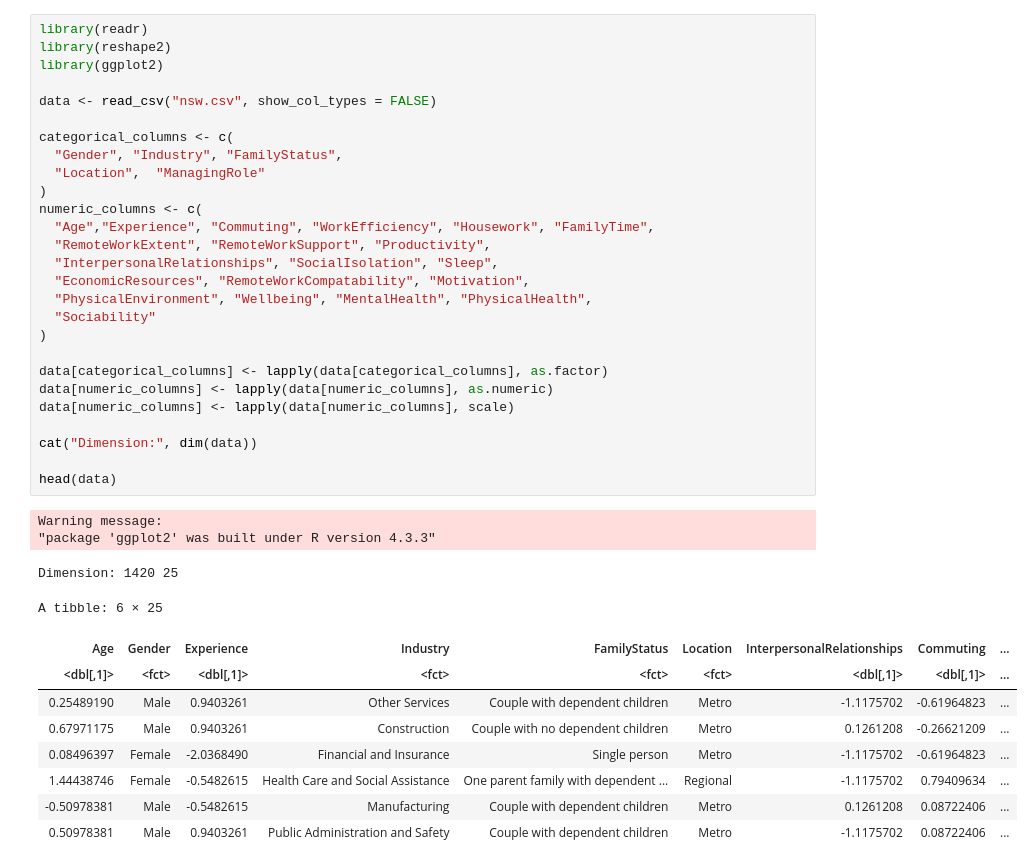
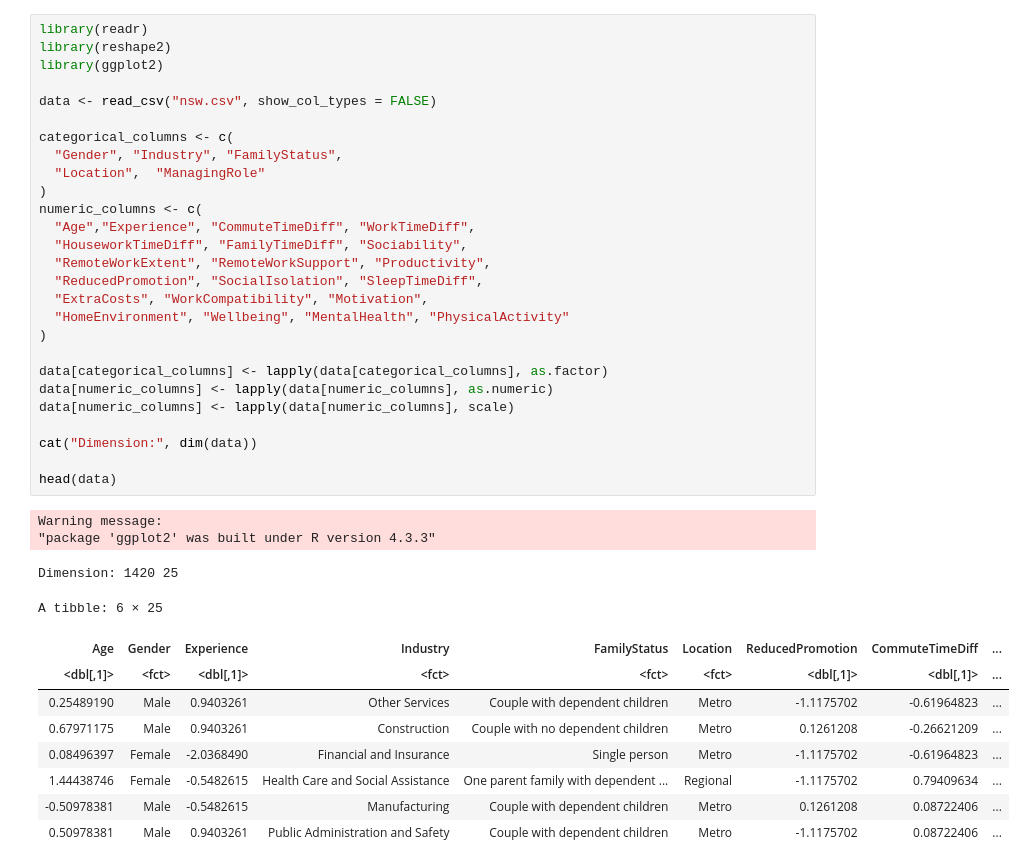
Before and after one commit to robertmackevic/dm-project, a Jupyter notebook: correlation_matrix.ipynb, the cells around one changed output. Drawn from its saved outputs; the diff is of its cells as text.

```diff
--- a/correlation_matrix.ipynb
+++ b/correlation_matrix.ipynb
@@ -1,36 +1,36 @@
 # %%
 library(readr)
 library(reshape2)
 library(ggplot2)
 
 data <- read_csv("nsw.csv", show_col_types = FALSE)
 
 categorical_columns <- c(
   "Gender", "Industry", "FamilyStatus",
   "Location",  "ManagingRole"
 )
 numeric_columns <- c(
-  "Age","Experience", "Commuting", "WorkEfficiency", "Housework", "FamilyTime",
+  "Age","Experience", "CommuteTimeDiff", "WorkTimeDiff",
+  "HouseworkTimeDiff", "FamilyTimeDiff", "Sociability",
   "RemoteWorkExtent", "RemoteWorkSupport", "Productivity",
-  "InterpersonalRelationships", "SocialIsolation", "Sleep",
-  "EconomicResources", "RemoteWorkCompatability", "Motivation",
-  "PhysicalEnvironment", "Wellbeing", "MentalHealth", "PhysicalHealth",
-  "Sociability"
+  "ReducedPromotion", "SocialIsolation", "SleepTimeDiff",
+  "ExtraCosts", "WorkCompatibility", "Motivation",
+  "HomeEnvironment", "Wellbeing", "MentalHealth", "PhysicalActivity"
 )
 
 data[categorical_columns] <- lapply(data[categorical_columns], as.factor)
 data[numeric_columns] <- lapply(data[numeric_columns], as.numeric)
 data[numeric_columns] <- lapply(data[numeric_columns], scale)
 
 cat("Dimension:", dim(data))
 
 head(data)
 # %% [output]
 Warning message:
 "package 'ggplot2' was built under R version 4.3.3"
 Dimension: 1420 25
 A tibble: 6 × 25
-| Age | Gender | Experience | Industry | FamilyStatus | Location | InterpersonalRelationships | Commuting | ... |
+| Age | Gender | Experience | Industry | FamilyStatus | Location | ReducedPromotion | CommuteTimeDiff | ... |
 | <dbl[,1]> | <fct> | <dbl[,1]> | <fct> | <fct> | <fct> | <dbl[,1]> | <dbl[,1]> | ... |
 | 0.25489190 | Male | 0.9403261 | Other Services | Couple with dependent children | Metro | -1.1175702 | -0.61964823 | ... |
 | 0.67971175 | Male | 0.9403261 | Construction | Couple with no dependent children | Metro | 0.1261208 | -0.26621209 | ... |
```
Also changed, not shown: parts of 1 cell of this notebook.
